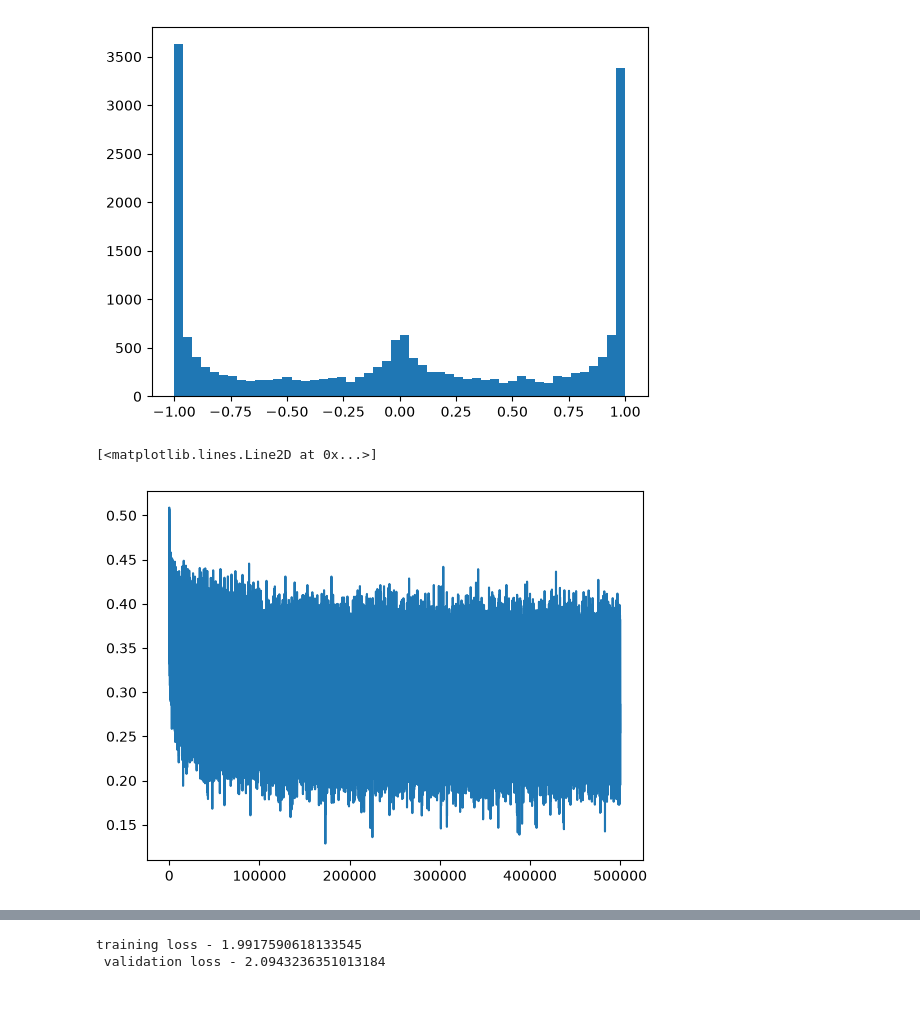
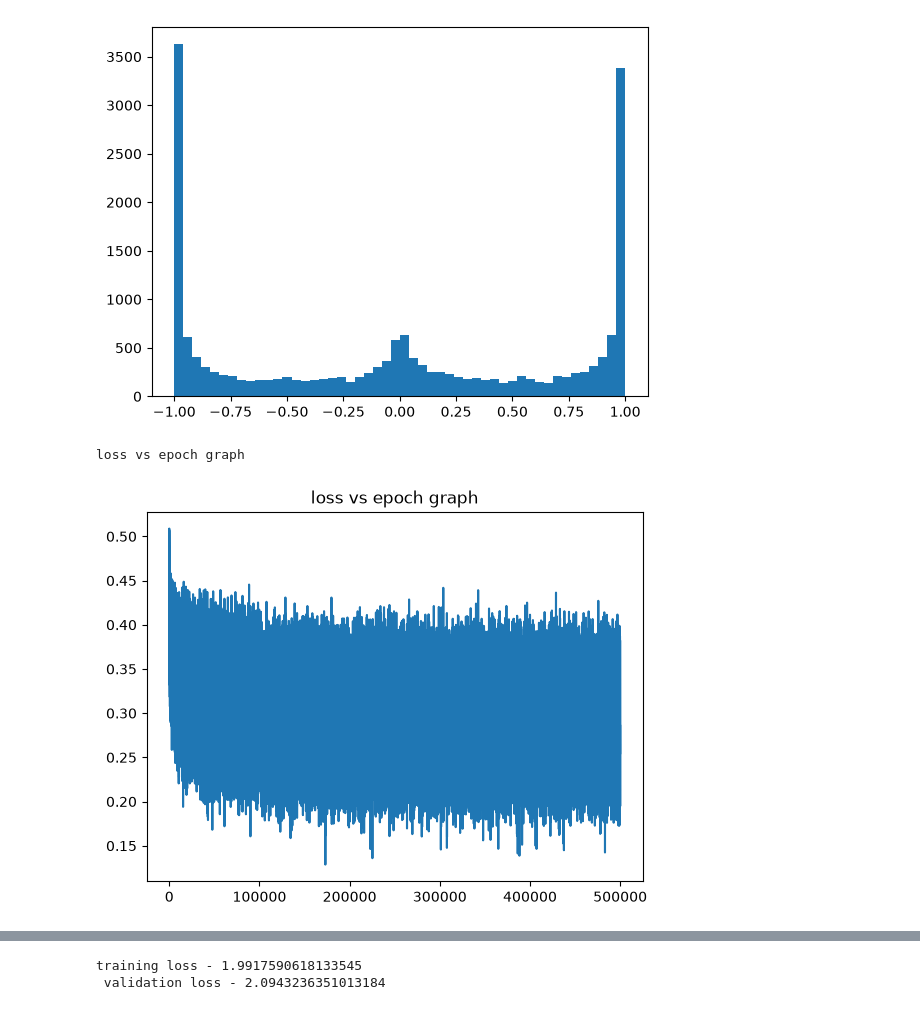
Before and after one commit to 1ens0r/picomake, a Jupyter notebook: activations_gradients.ipynb, the cells around one changed output, grey strips where cells are left out. Drawn from its saved outputs; the diff is of its cells as text; code cells hidden in the pictures.

```diff
--- a/activations_gradients.ipynb
+++ b/activations_gradients.ipynb
@@ -77,7 +78,7 @@ emb = C[Xtr] # torch.Size([182625, 3, 2])
 
 # prepare out training data
 
-W1 = torch.randn((30, 300), generator=g) * 0.1
+W1 = torch.randn((30, 300), generator=g) * ((5/3) / math.sqrt(30)) # see below for explanation
 b1 = torch.randn(300, generator=g) * 0
 C = torch.randn((27,10), generator=g)
 W2 = torch.randn((300, 27), generator=g) * 0.01 # we need smaller numbers to prevent exploding first loss
@@ -198,6 +199,7 @@ plt.hist(h1.view(-1).tolist(), 50) # post activation
 [figure]
 # %%
 plt.plot(steps, losses)
+plt.title("loss vs epoch graph")
 # %% [output]
-[<matplotlib.lines.Line2D at 0x...>]
+loss vs epoch graph
-[figure, old version]
+[figure, new version]
```
Also changed, not shown: parts of 3 cells of this notebook.
